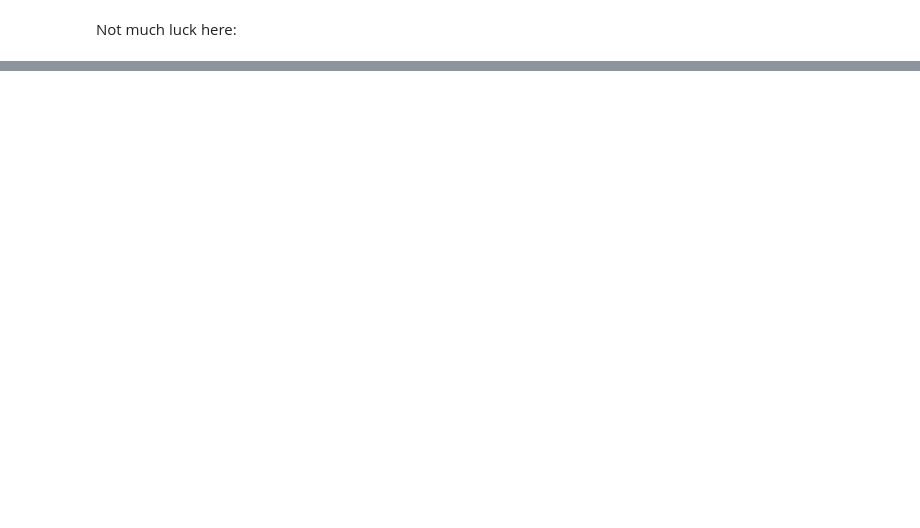
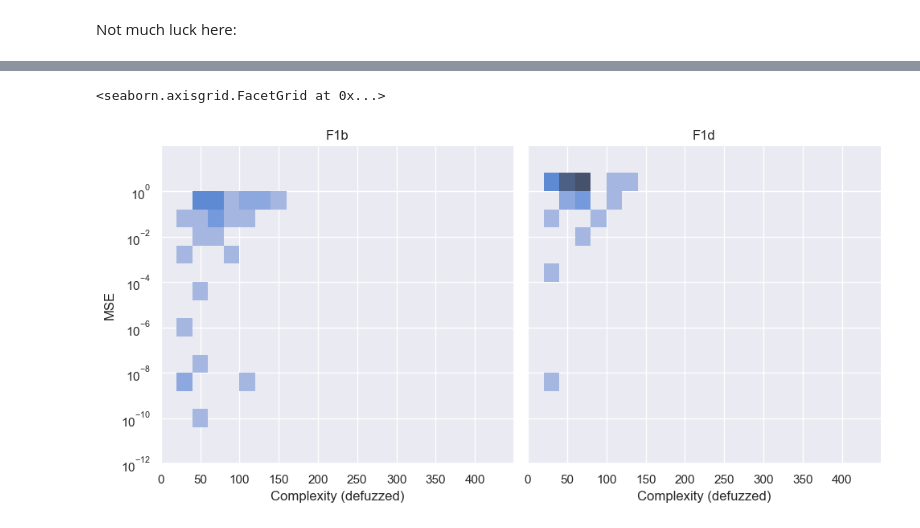
Before and after one commit to wgm-applied-math/JessamineBenchmark.jl, a Jupyter notebook: benchmarks/Friedman-1/Analysis.ipynb, the cells around one changed output, grey strips where cells are left out. Drawn from its saved outputs; the diff is of its cells as text; code cells hidden in the pictures; blank space fills up the shorter version.

```diff
--- a/benchmarks/Friedman-1/Analysis.ipynb
+++ b/benchmarks/Friedman-1/Analysis.ipynb
@@ -123,0 +409,2 @@ Cheating does seem to help here:
+# %%
+plot_params_bd = { **plot_params, "spiffy_titles": ["F1b", "F1d"] }
@@ -123,0 +415,5 @@ Cheating does seem to help here:
+# %%
+au.complexity_mse_displot(srbs, file_stem="SRBS-complexity-mse-displot", **plot_params_bd)
+# %% [output]
+<seaborn.axisgrid.FacetGrid at 0x...>
+[figure, added]
```
Also changed, not shown: parts of 67 cells of this notebook, 1 other file.
